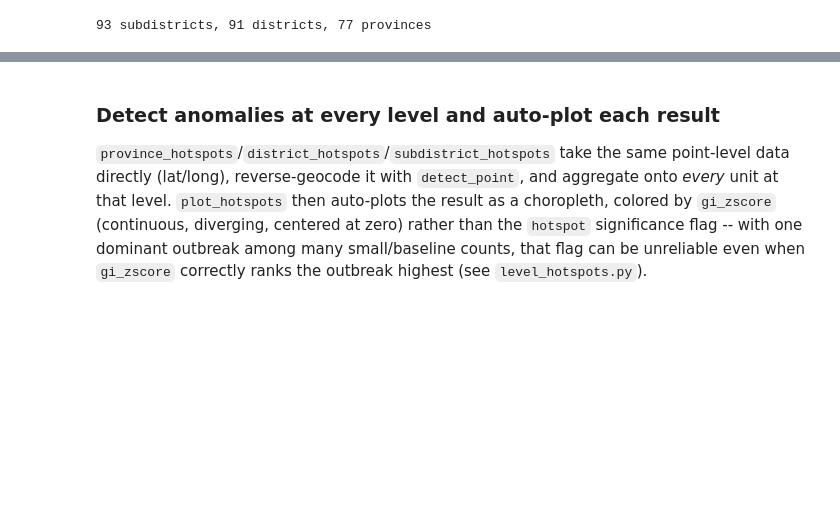
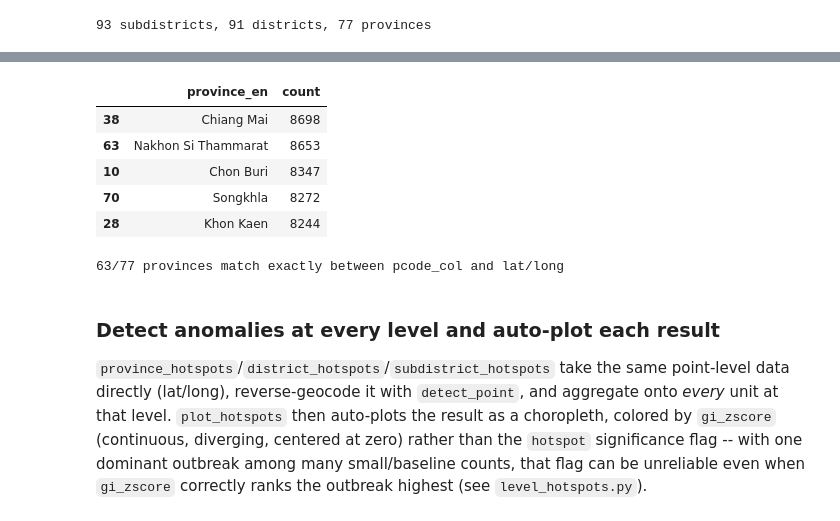
Before and after one commit to nongwarodom/spatialdetection, a Jupyter notebook: notebooks/quickstart.ipynb, the cells around one changed output, grey strips where cells are left out. Cells and saved outputs as stored; diff of their text form; code cells hidden in the pictures; blank space fills up the shorter version.

```diff
--- a/notebooks/quickstart.ipynb
+++ b/notebooks/quickstart.ipynb
@@ -251,3 +259,30 @@ print(f"{len(by_subdistrict)} subdistricts, {len(by_district)} districts, {len(b
+# %%
+pcode_only = person_df[["pcode"]]  # lat/long columns intentionally dropped
+prov_via_pcode = province_hotspots(pcode_only, pcode_col="pcode", k=5, permutations=99)
+prov_via_pcode.sort_values("count", ascending=False)[["province_en", "count"]].head(5)
+# %% [output]
+|  | province_en | count |
+| 38 | Chiang Mai | 8698 |
+| 63 | Nakhon Si Thammarat | 8653 |
+| 10 | Chon Buri | 8347 |
+| 70 | Songkhla | 8272 |
+| 28 | Khon Kaen | 8244 |
+# %%
+# Cross-check: pcode_col should agree with the lat/long path (small gaps
+# expected -- a jittered point can land just outside its source polygon).
+dengue_df = person_df[person_df["disease"] == "Dengue"]
+with warnings.catch_warnings():
+    warnings.simplefilter("ignore", UserWarning)
+    dengue_via_pcode = province_hotspots(dengue_df, pcode_col="pcode", k=5, permutations=49)
+    dengue_via_latlon = province_hotspots(dengue_df, lon_col="long", lat_col="lat", k=5, permutations=49)
+
+compare = dengue_via_pcode[["province_code", "count"]].merge(
+    dengue_via_latlon[["province_code", "count"]], on="province_code", suffixes=("_pcode_col", "_latlon")
+)
+matches = int((compare["count_pcode_col"] == compare["count_latlon"]).sum())
+print(f"{matches}/{len(compare)} provinces match exactly between pcode_col and lat/long")
+# %% [output]
+63/77 provinces match exactly between pcode_col and lat/long
 # %% [markdown]
 ### Detect anomalies at every level and auto-plot each result
 
```
Also changed, not shown: parts of 3 cells of this notebook, 1 other file.
